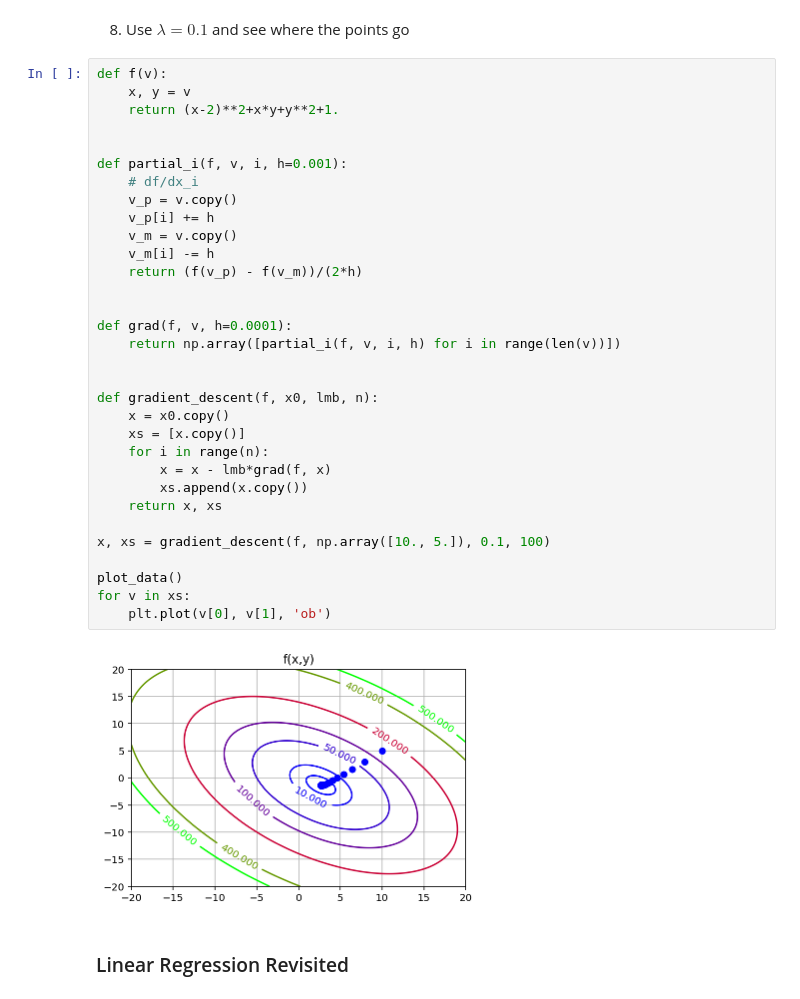
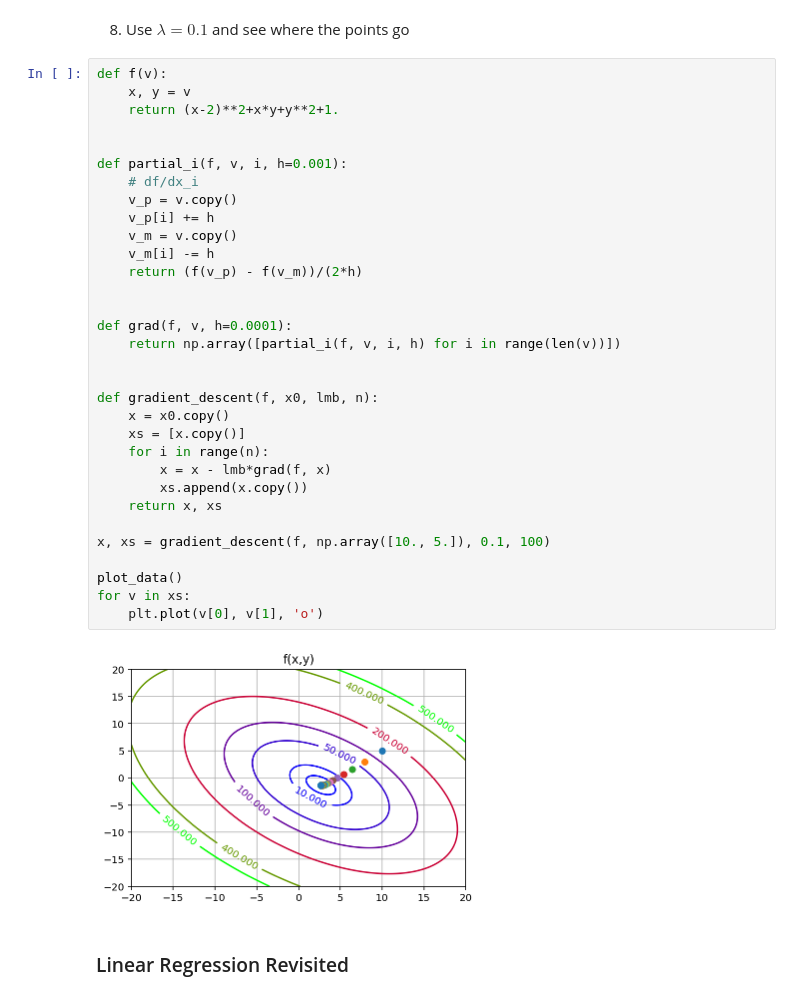
Before and after one commit to MUIC-Numerical-Methods-2018/Exercise-5, a Jupyter notebook: 05 Gradient Descent.ipynb, the cells around one changed output. Saved outputs shown, nothing was run; the diff lists cells and outputs as text.

```diff
--- a/05 Gradient Descent.ipynb
+++ b/05 Gradient Descent.ipynb
@@ -187,35 +187,35 @@ def f(v):
     x, y = v
     return (x-2)**2+x*y+y**2+1.
 
 
 def partial_i(f, v, i, h=0.001):
     # df/dx_i
     v_p = v.copy()
     v_p[i] += h
     v_m = v.copy()
     v_m[i] -= h
     return (f(v_p) - f(v_m))/(2*h)
 
 
 def grad(f, v, h=0.0001):
     return np.array([partial_i(f, v, i, h) for i in range(len(v))])
 
 
 def gradient_descent(f, x0, lmb, n):
     x = x0.copy()
     xs = [x.copy()]
     for i in range(n):
         x = x - lmb*grad(f, x)
         xs.append(x.copy())
     return x, xs
 
 x, xs = gradient_descent(f, np.array([10., 5.]), 0.1, 100)
 
 plot_data()
 for v in xs:
-    plt.plot(v[0], v[1], 'ob')
+    plt.plot(v[0], v[1], 'o')
 # %% [output]
-[figure, old version]
+[figure, new version]
 # %% [markdown]
 ### Linear Regression Revisited
 # %% [markdown]
```
Also changed, not shown: parts of 3 cells of this notebook.
